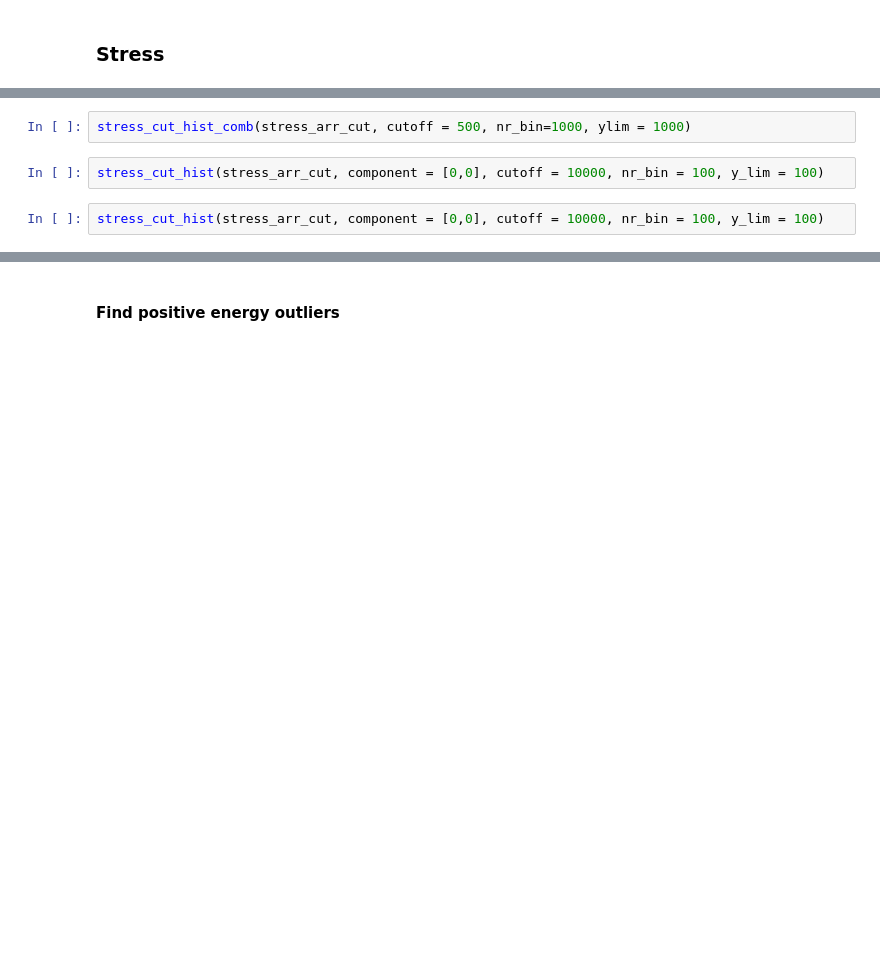
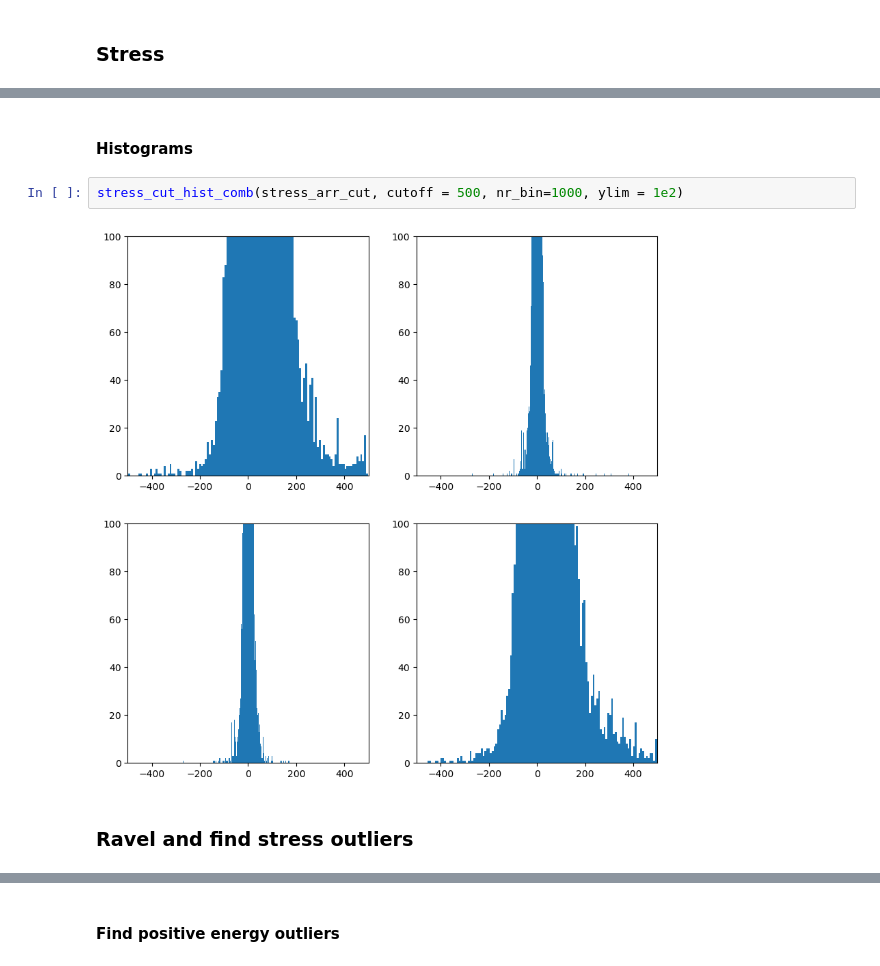
Before and after one commit to fabianjaeger1/Universal_Force_Fields, a Jupyter notebook: stat_data.ipynb, the cells around one changed output, grey strips where cells are left out. Drawn from its saved outputs; the diff is of its cells as text; blank space fills up the shorter version.

```diff
--- a/stat_data.ipynb
+++ b/stat_data.ipynb
@@ -664,6 +661,8 @@ np.max(stress_arr_cut)
+# %% [markdown]
+#### Histograms
 # %%
-stress_cut_hist_comb(stress_arr_cut, cutoff = 500, nr_bin=1000, ylim = 1000)
+stress_cut_hist_comb(stress_arr_cut, cutoff = 500, nr_bin=1000, ylim = 1e2)
+# %% [output]
+[figure, added]
-# %%
-stress_cut_hist(stress_arr_cut, component = [0,0], cutoff = 10000, nr_bin = 100, y_lim = 100)
-# %%
-stress_cut_hist(stress_arr_cut, component = [0,0], cutoff = 10000, nr_bin = 100, y_lim = 100)
+# %% [markdown]
+### Ravel and find stress outliers
```
Also changed, not shown: parts of 26 cells of this notebook.
